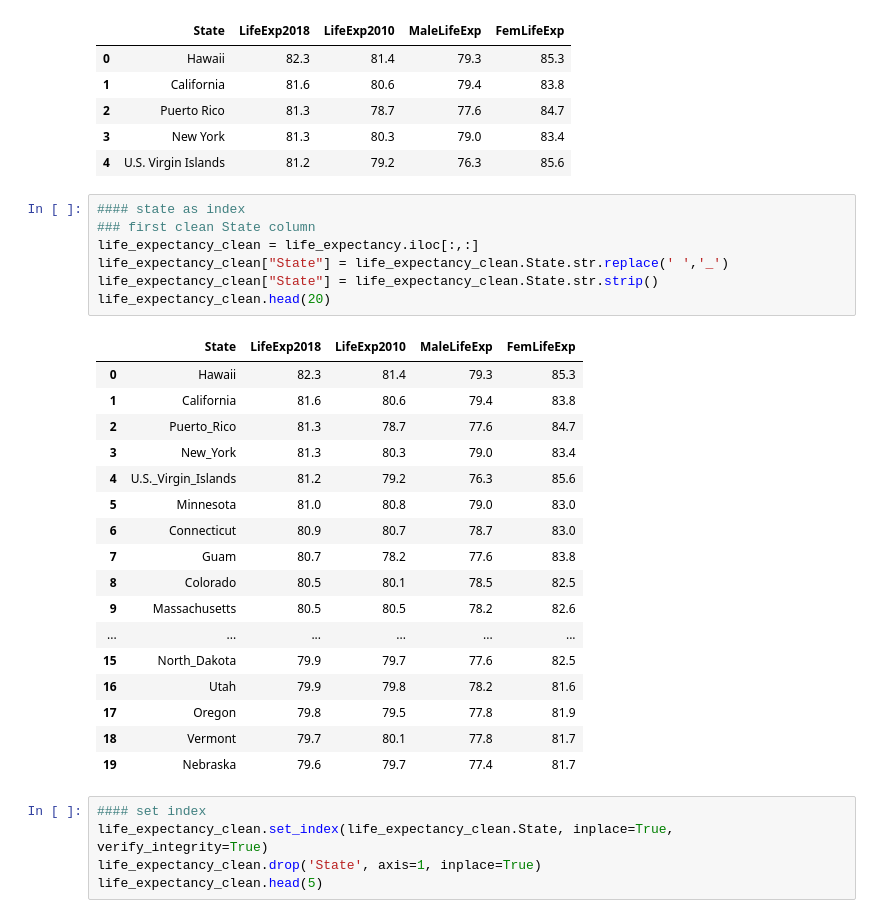
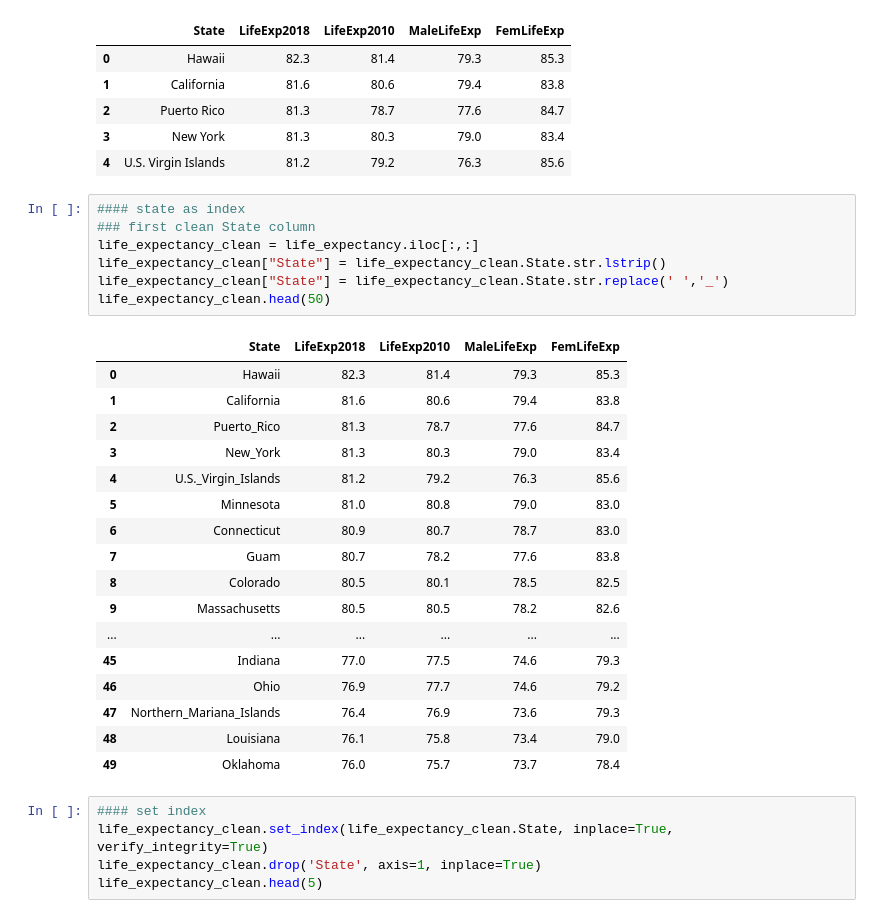
Before and after one commit to maxjoerg/manning_demographic_data_analysis, a Jupyter notebook: Collection_cleaning_final.ipynb, the cells around one changed output. Saved outputs shown, nothing was run; the diff lists cells and outputs as text.

Commit message:
Ther was still a problem with a state name in one file, corrected

```diff
--- a/Collection_cleaning_final.ipynb
+++ b/Collection_cleaning_final.ipynb
@@ -189,28 +189,28 @@ life_expectancy.head(5)
 # %%
 #### state as index
 ### first clean State column
 life_expectancy_clean = life_expectancy.iloc[:,:]
+life_expectancy_clean["State"] = life_expectancy_clean.State.str.lstrip()
 life_expectancy_clean["State"] = life_expectancy_clean.State.str.replace(' ','_')
-life_expectancy_clean["State"] = life_expectancy_clean.State.str.strip()
-life_expectancy_clean.head(20)
+life_expectancy_clean.head(50)
 # %% [output]
 |  | State | LifeExp2018 | LifeExp2010 | MaleLifeExp | FemLifeExp |
 | 0 | Hawaii | 82.3 | 81.4 | 79.3 | 85.3 |
 | 1 | California | 81.6 | 80.6 | 79.4 | 83.8 |
 | 2 | Puerto_Rico | 81.3 | 78.7 | 77.6 | 84.7 |
 | 3 | New_York | 81.3 | 80.3 | 79.0 | 83.4 |
 | 4 | U.S._Virgin_Islands | 81.2 | 79.2 | 76.3 | 85.6 |
 | 5 | Minnesota | 81.0 | 80.8 | 79.0 | 83.0 |
 | 6 | Connecticut | 80.9 | 80.7 | 78.7 | 83.0 |
 | 7 | Guam | 80.7 | 78.2 | 77.6 | 83.8 |
 | 8 | Colorado | 80.5 | 80.1 | 78.5 | 82.5 |
 | 9 | Massachusetts | 80.5 | 80.5 | 78.2 | 82.6 |
 | ... | ... | ... | ... | ... | ... |
-| 15 | North_Dakota | 79.9 | 79.7 | 77.6 | 82.5 |
-| 16 | Utah | 79.9 | 79.8 | 78.2 | 81.6 |
-| 17 | Oregon | 79.8 | 79.5 | 77.8 | 81.9 |
-| 18 | Vermont | 79.7 | 80.1 | 77.8 | 81.7 |
-| 19 | Nebraska | 79.6 | 79.7 | 77.4 | 81.7 |
+| 45 | Indiana | 77.0 | 77.5 | 74.6 | 79.3 |
+| 46 | Ohio | 76.9 | 77.7 | 74.6 | 79.2 |
+| 47 | Northern_Mariana_Islands | 76.4 | 76.9 | 73.6 | 79.3 |
+| 48 | Louisiana | 76.1 | 75.8 | 73.4 | 79.0 |
+| 49 | Oklahoma | 76.0 | 75.7 | 73.7 | 78.4 |
 # %%
 #### set index
 life_expectancy_clean.set_index(life_expectancy_clean.State, inplace=True, verify_integrity=True)
```
